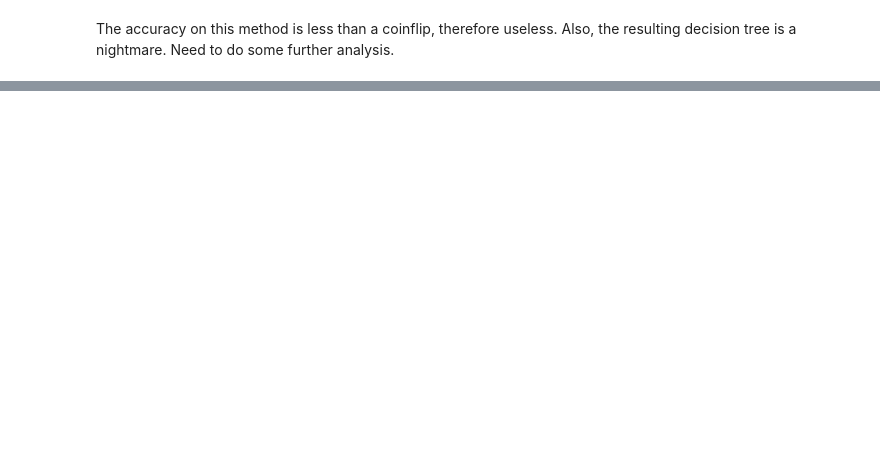
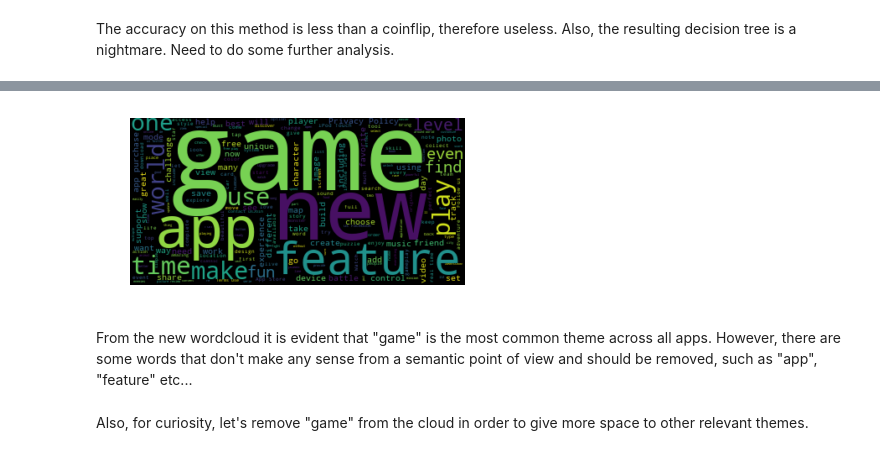
Before and after one commit to wtfzambo/app-store-eda, a Jupyter notebook: apple_store_eda.ipynb, the cells around one changed output, grey strips where cells are left out. Drawn from its saved outputs; the diff is of its cells as text; code cells hidden in the pictures; blank space fills up the shorter version.

```diff
--- a/apple_store_eda.ipynb
+++ b/apple_store_eda.ipynb
@@ -220,0 +279,16 @@ graph
+# %%
+text = " ".join(descr for descr in desc.app_desc)
+#joins all the descriptions into one single string
+# %%
+wordcloud = WordCloud().generate(text)
+# %%
+plt.imshow(wordcloud, interpolation='bilinear')
+plt.axis('off')
+
+plt.show()
+# %% [output]
+[figure, added]
+# %% [markdown]
+From the new wordcloud it is evident that "game" is the most common theme across all apps. However, there are some words that don't make any sense from a semantic point of view and should be removed, such as "app", "feature" etc...
+# %% [markdown]
+Also, for curiosity, let's remove "game" from the cloud in order to give more space to other relevant themes.
```
Also changed, not shown: parts of 51 cells of this notebook.
